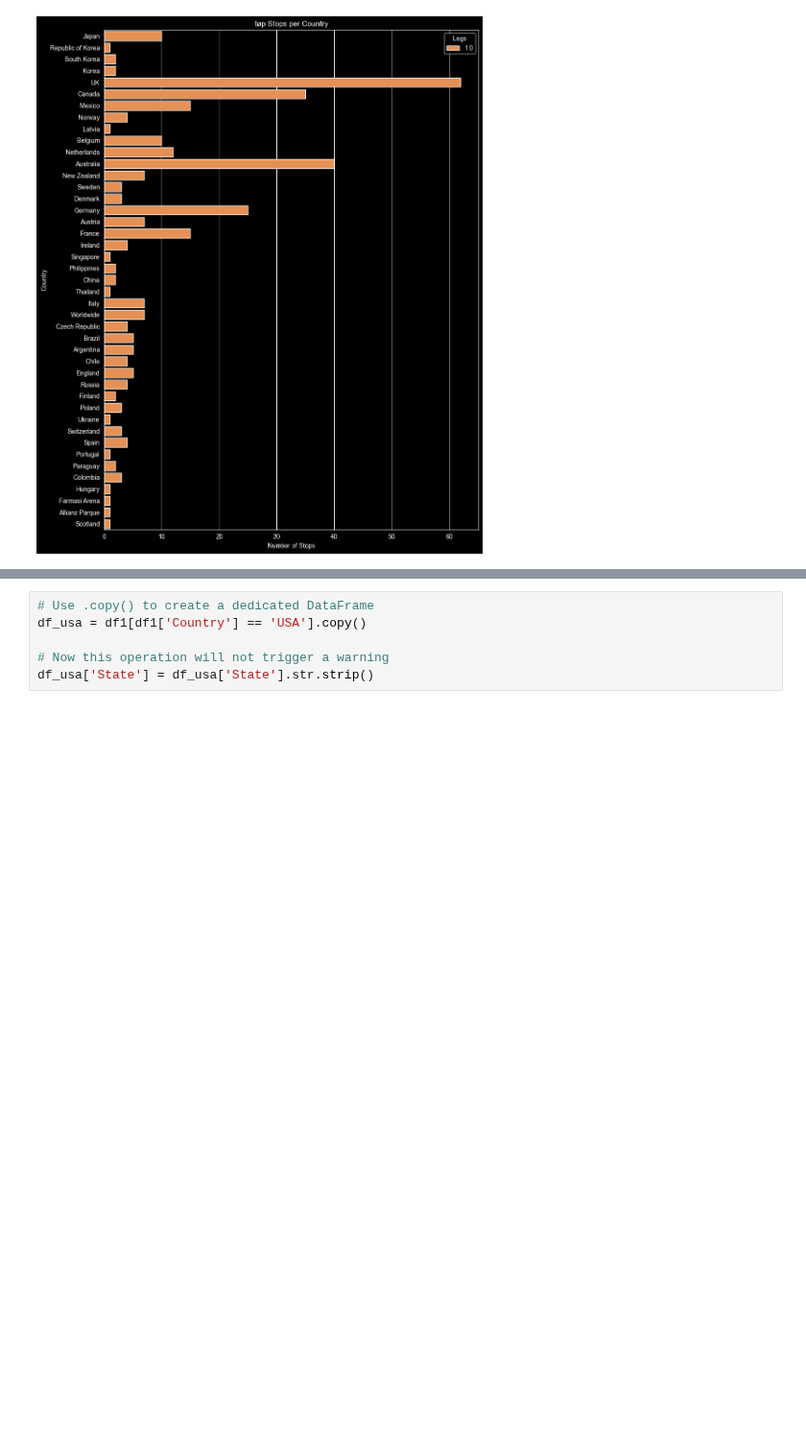
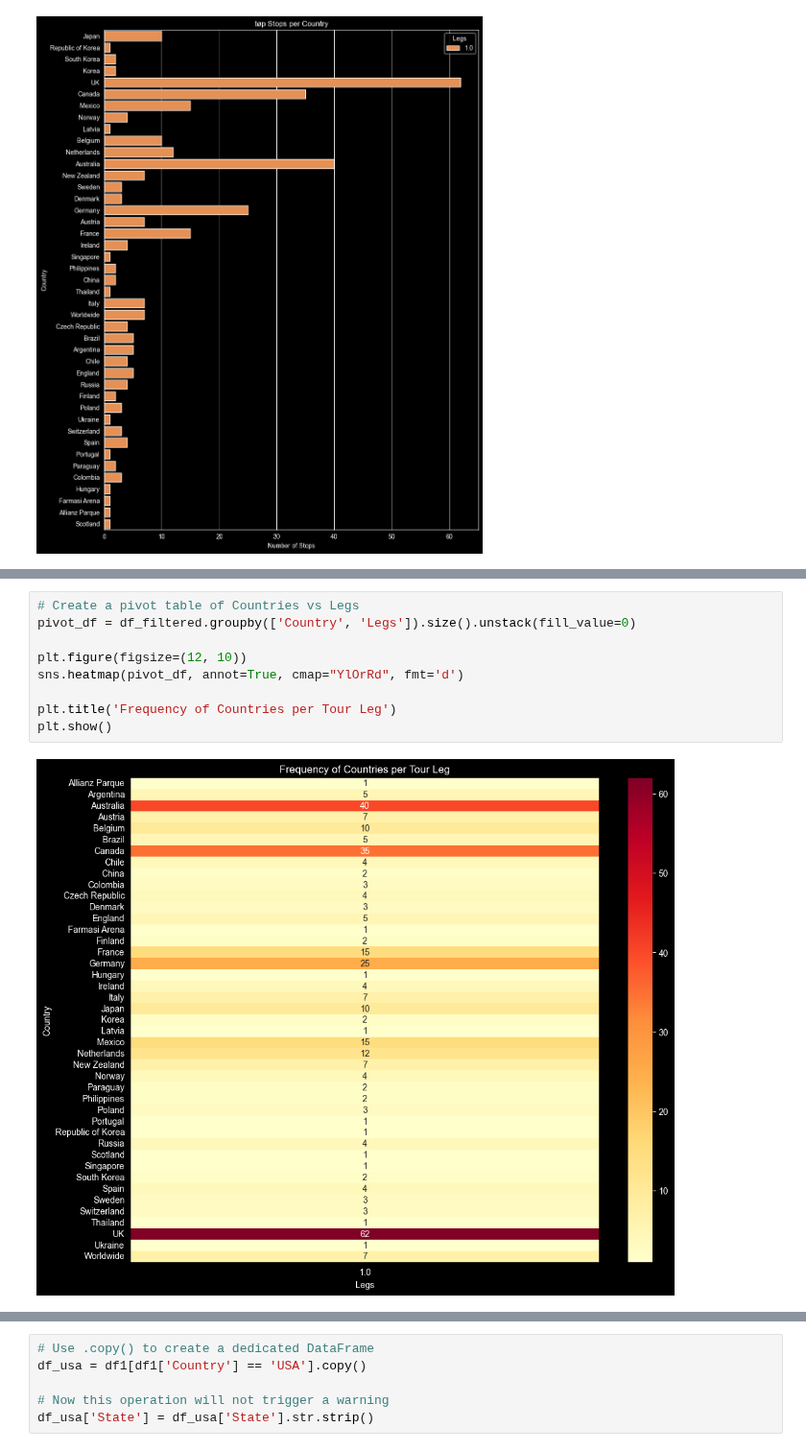
Before and after one commit to MeredithClikkie/torchbearerlab.github.io, a Jupyter notebook: TØPTourStops.ipynb, the cells around one changed output, grey strips where cells are left out. Shown at 96% size. Cells and saved outputs as stored; diff of their text form; blank space fills up the shorter version.

```diff
--- a/TØPTourStops.ipynb
+++ b/TØPTourStops.ipynb
@@ -282,0 +314,11 @@ plt.show()
+# %%
+# Create a pivot table of Countries vs Legs
+pivot_df = df_filtered.groupby(['Country', 'Legs']).size().unstack(fill_value=0)
+
+plt.figure(figsize=(12, 10))
+sns.heatmap(pivot_df, annot=True, cmap="YlOrRd", fmt='d')
+
+plt.title('Frequency of Countries per Tour Leg')
+plt.show()
+# %% [output]
+[figure, added]
```
Also changed, not shown: parts of 18 cells of this notebook, 1 other file.
